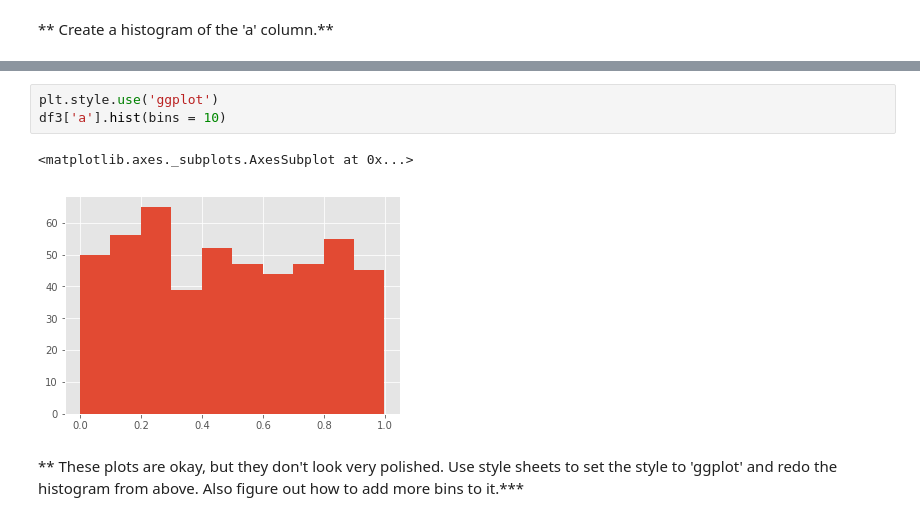
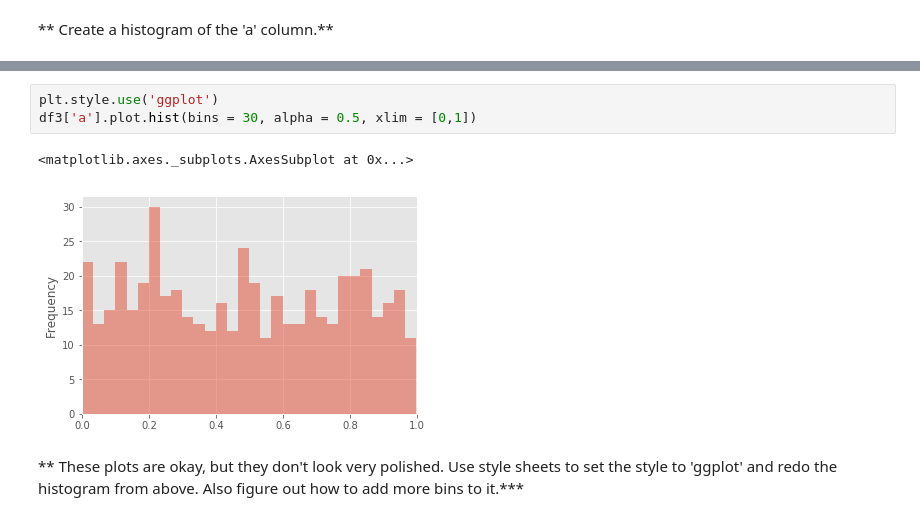
Before and after one commit to akhildp/udemy_ds, a Jupyter notebook: completed_nb/Pandas Data Visualization Exercise .ipynb, the cells around one changed output, grey strips where cells are left out. Saved outputs shown, nothing was run; the diff lists cells and outputs as text.

```diff
--- a/completed_nb/Pandas Data Visualization Exercise .ipynb
+++ b/completed_nb/Pandas Data Visualization Exercise .ipynb
@@ -52,9 +44,9 @@ df3.plot.scatter('a', 'b', color = 'r',  figsize = (12,3))
 # %%
 plt.style.use('ggplot')
-df3['a'].hist(bins = 10)
+df3['a'].plot.hist(bins = 30, alpha = 0.5, xlim = [0,1])
 # %% [output]
 <matplotlib.axes._subplots.AxesSubplot at 0x...>
-[figure, old version]
+[figure, new version]
 # %% [markdown]
 ** These plots are okay, but they don't look very polished. Use style sheets to set the style to 'ggplot' and redo the histogram from above. Also figure out how to add more bins to it.***
 # %%
```
Also changed, not shown: parts of 7 cells of this notebook, 8 other files.
